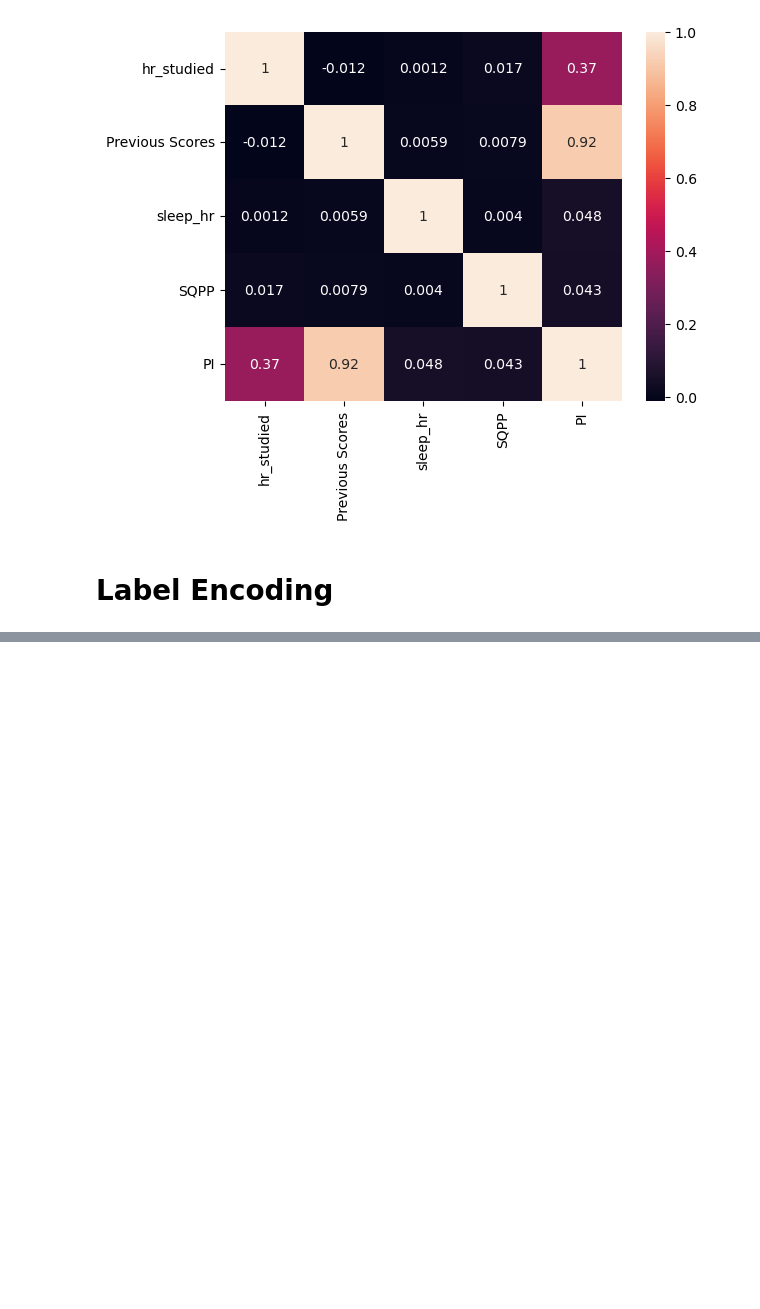
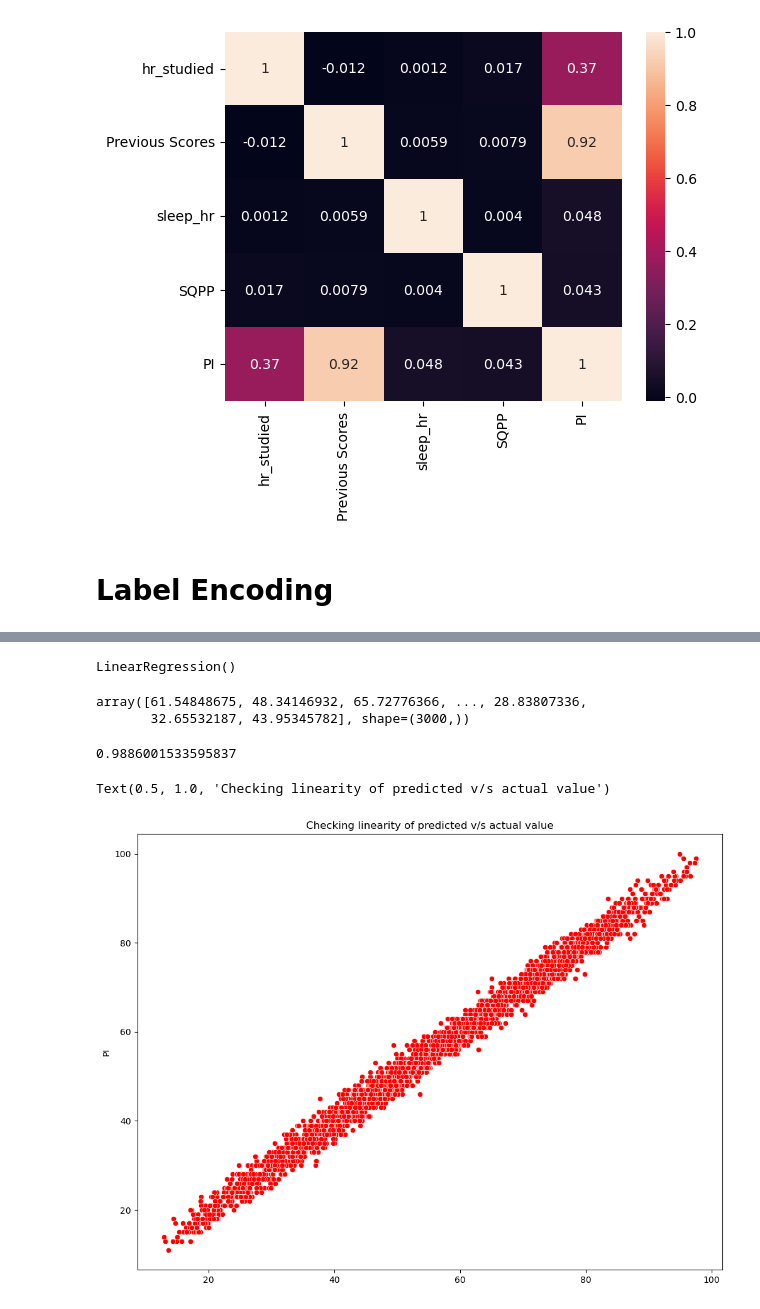
Before and after one commit to grishrana/python_learn, a Jupyter notebook: MLpractise/Linear_Regression/Std_perf/model.ipynb, the cells around one changed output, grey strips where cells are left out. Drawn from its saved outputs; the diff is of its cells as text; code cells hidden in the pictures; blank space fills up the shorter version.

```diff
--- a/MLpractise/Linear_Regression/Std_perf/model.ipynb
+++ b/MLpractise/Linear_Regression/Std_perf/model.ipynb
@@ -185,0 +195,3 @@ data_encoded
+# %%
+y = data_encoded['PI']
+y
@@ -185,0 +211,24 @@ data_encoded
+# %%
+X_train,X_test,y_train,y_test = train_test_split(X,y,test_size=0.3,random_state=36)
+# %%
+lr_model.fit(X_train,y_train)
+# %% [output]
+LinearRegression()
+# %%
+y_pred = lr_model.predict(X_test)
+# %%
+y_pred
+# %% [output]
+array([61.54848675, 48.34146932, 65.72776366, ..., 28.83807336,
+       32.65532187, 43.95345782], shape=(3000,))
+# %%
+r2_score(y_pred,y_test)
+# %% [output]
+0.9886001533595837
+# %%
+fig, ax = plt.subplots(figsize=(12,9))
+sns.scatterplot(x=y_pred,y=y_test,c='r',ax=ax)
+ax.set_title('Checking linearity of predicted v/s actual value')
+# %% [output]
+Text(0.5, 1.0, 'Checking linearity of predicted v/s actual value')
+[figure, added]
```
Also changed, not shown: parts of 11 cells of this notebook, 4 other files.
